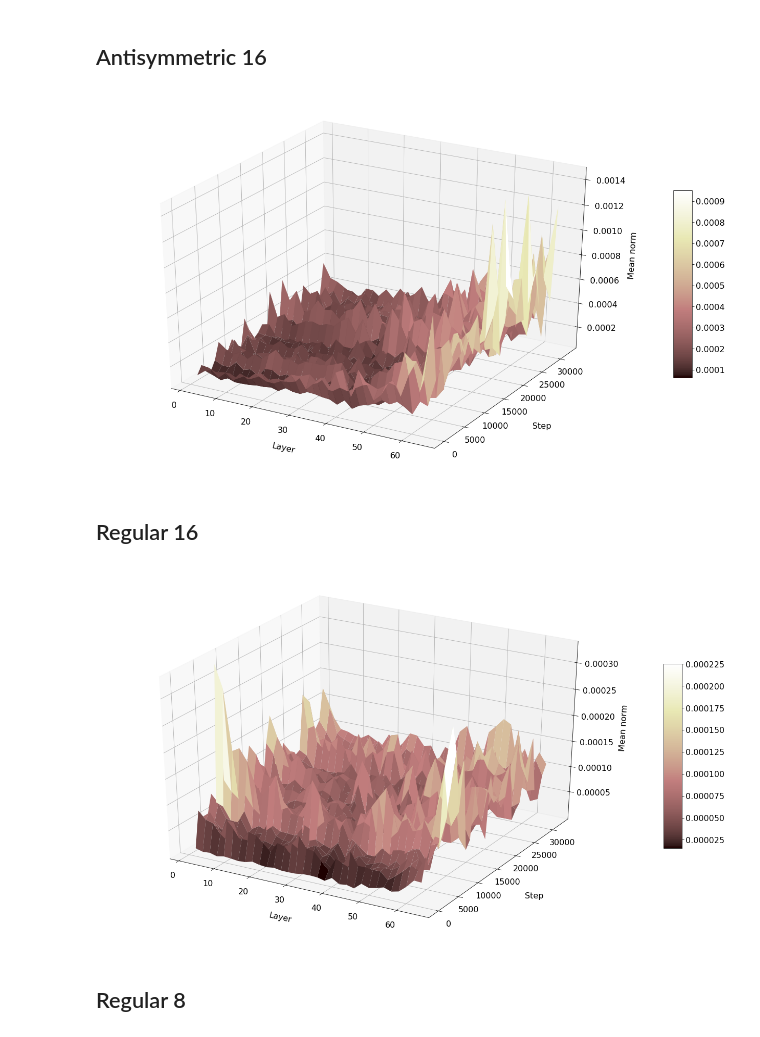
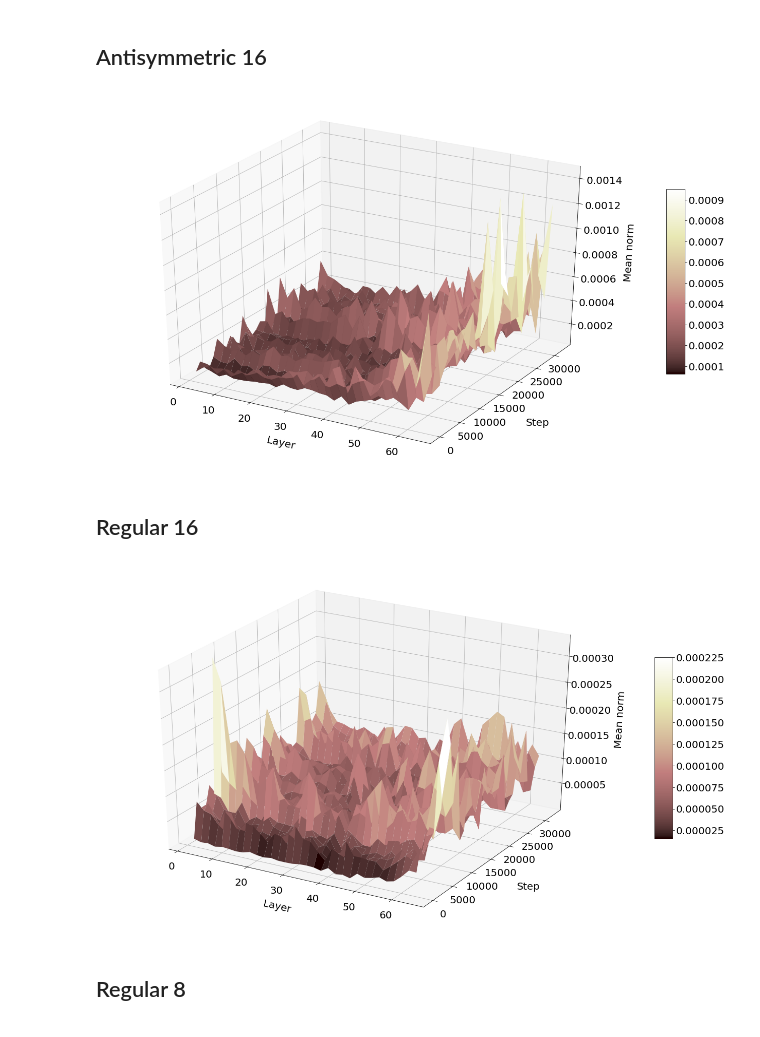
Before and after one commit to pierluigiferrari/differential_equations_resnet, a Jupyter notebook: experiments_antisymmetric_resnet_v7.ipynb, the cells around one changed output. Saved outputs shown, nothing was run; the diff lists cells and outputs as text; code cells hidden in the pictures.

```diff
--- a/experiments_antisymmetric_resnet_v7.ipynb
+++ b/experiments_antisymmetric_resnet_v7.ipynb
@@ -564,11 +668,11 @@ class TrainingHistory:
 # %%
-anti_16_train_history_filepath = '/pierluigiferrari/git/differential_equations_resnet/numerical_results/single_block_antisymmetric_64-layers_16-filters_gradient_history.csv'
-regu_16_train_history_filepath = '/pierluigiferrari/git/differential_equations_resnet/numerical_results/single_block_regular_64-layers_16-filters_gradient_history.csv'
-regu_8_train_history_filepath = '/pierluigiferrari/git/differential_equations_resnet/numerical_results/single_block_regular_64-layers_8-filters_gradient_history.csv'
+anti_16_train_history_filepath = '/pierluigiferrari/git/differential_equations_resnet/numerical_results/csv/single_block_antisymmetric_64-layers_16-filters_gradient_history.csv'
+regu_16_train_history_filepath = '/pierluigiferrari/git/differential_equations_resnet/numerical_results/csv/single_block_regular_64-layers_16-filters_gradient_history.csv'
+regu_8_train_history_filepath = '/pierluigiferrari/git/differential_equations_resnet/numerical_results/csv/single_block_regular_64-layers_8-filters_gradient_history.csv'
 
-anti_16_eval_history_filepath = '/pierluigiferrari/git/differential_equations_resnet/numerical_results/single_block_antisymmetric_64-layers_16-filters_evaluation_metrics.csv'
-regu_16_eval_history_filepath = '/pierluigiferrari/git/differential_equations_resnet/numerical_results/single_block_regular_64-layers_16-filters_evaluation_metrics.csv'
-regu_8_eval_history_filepath = '/pierluigiferrari/git/differential_equations_resnet/numerical_results/single_block_regular_64-layers_8-filters_evaluation_metrics.csv'
+anti_16_eval_history_filepath = '/pierluigiferrari/git/differential_equations_resnet/numerical_results/csv/single_block_antisymmetric_64-layers_16-filters_evaluation_metrics.csv'
+regu_16_eval_history_filepath = '/pierluigiferrari/git/differential_equations_resnet/numerical_results/csv/single_block_regular_64-layers_16-filters_evaluation_metrics.csv'
+regu_8_eval_history_filepath = '/pierluigiferrari/git/differential_equations_resnet/numerical_results/csv/single_block_regular_64-layers_8-filters_evaluation_metrics.csv'
 
 anti_16_history = TrainingHistory(training_history_filepath=anti_16_train_history_filepath,
                                   evaluation_history_filepath=anti_16_eval_history_filepath)
@@ -819,13 +1037,13 @@ plot, axes, figure = anti_16_history.plot_gradient_norms(layer_bounds=(1, None,
                                                          plot_type='surface',
                                                          figsize=(18, 10),
                                                          axis_labels=('Layer', 'Step', 'Mean norm'),
-                                                         tick_label_font_size=16,
-                                                         axis_label_font_size=16,
+                                                         tick_label_font_size=20,
+                                                         axis_label_font_size=20,
                                                          tick_label_pad=(10, 10, 20),
-                                                         axis_label_pad=(18, 28, 18),
+                                                         axis_label_pad=(18, 30, 22),
                                                          color_map=cm.pink,
                                                          color_bar=True,
-                                                         color_bar_tick_label_size=16)
+                                                         color_bar_tick_label_size=20)
 # %% [output]
-[figure, old version]
+[figure, new version]
 # %%
@@ -840,17 +1058,17 @@ figure.savefig(fname='/pierluigiferrari/git/differential_equations_resnet/numeri
 # %%
 plot, axes, figure = regu_16_history.plot_gradient_norms(layer_bounds=(1, None, 2),
                                                          step_bounds=(1, None, 100),
                                                          z_axis_bounds=(None, None),
                                                          plot_type='surface',
                                                          figsize=(18, 10),
                                                          axis_labels=('Layer', 'Step', 'Mean norm'),
-                                                         tick_label_font_size=16,
-                                                         axis_label_font_size=16,
+                                                         tick_label_font_size=20,
+                                                         axis_label_font_size=20,
                                                          tick_label_pad=(10, 10, 20),
-                                                         axis_label_pad=(18, 28, 18),
+                                                         axis_label_pad=(18, 30, 24),
                                                          color_map=cm.pink,
                                                          color_bar=True,
-                                                         color_bar_tick_label_size=16)
+                                                         color_bar_tick_label_size=20)
 # %% [output]
-[figure, old version]
+[figure, new version]
 # %%
```
Also changed, not shown: parts of 23 cells of this notebook.
